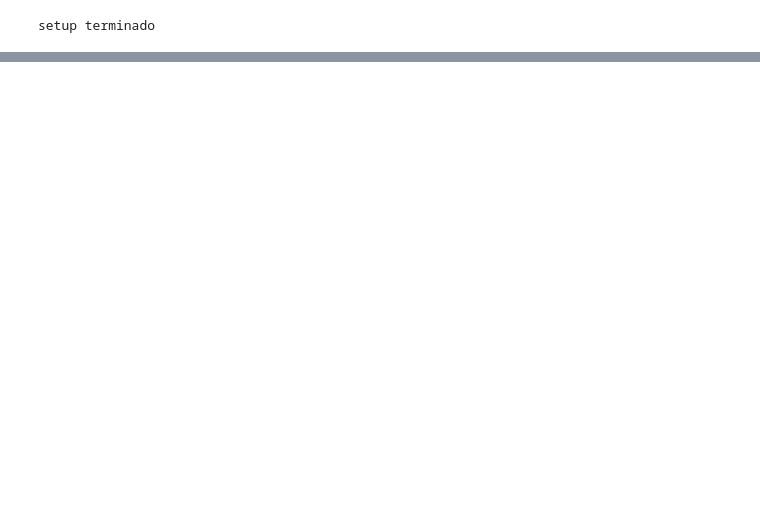
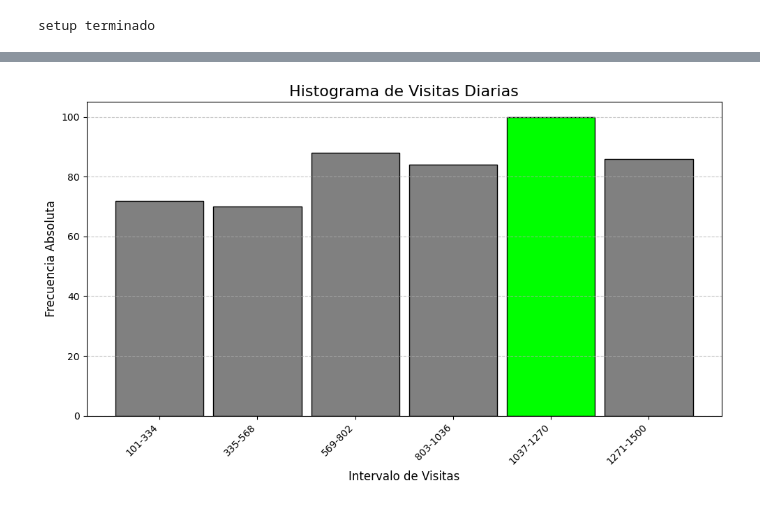
Before and after one commit to FerGonzaga/Act2_TabFrec, a Jupyter notebook: melanie-discretos.ipynb, the cells around one changed output, grey strips where cells are left out. Saved outputs shown, nothing was run; the diff lists cells and outputs as text; code cells hidden in the pictures; blank space fills up the shorter version.

```diff
--- a/melanie-discretos.ipynb
+++ b/melanie-discretos.ipynb
@@ -195,19 +33,0 @@ DataFrame de Frecuencia Relativa (Tus Datos Originales):
-# %%
-
-valores = [0, 1, 2, 3, 4, 5, 6, 7, 8, 9, 10]
-# Definir las frecuencias relativas (tamaño de las rebanadas)
-frecuencia_relativa_data = [0.088, 0.094, 0.114, 0.114, 0.098, 0.106, 0.102, 0.092, 0.094, 0.092, 0.006]
-serie_frecuencia_relativa = pd.Series(frecuencia_relativa_data, index=valores)
-
-plt.style.use('seaborn-v0_8-darkgrid') # Un estilo moderno
-plt.rcParams['figure.figsize'] = (10, 8) # Ajustar el tamaño para un diagrama de pastel, hacerlo más grande
-serie_frecuencia_relativa.plot.pie(autopct='%1.1f%%',
-                                   startangle=90,
-                                   wedgeprops={'edgecolor': 'black'},
-                                   labels=serie_frecuencia_relativa.index,
-                                   cmap='viridis') # Puedes cambiar el mapa de colores aquí
-
-plt.title('Diagrama de Pastel de Frecuencia Relativa (Visitas a la Página)', fontsize=16)
-plt.ylabel('') # Eliminar la etiqueta 'y' que matplotlib añade por defecto en los pie charts
-plt.axis('equal') # Asegura que el diagrama de pastel sea un círculo
-plt.show()
@@ -249,0 +96,34 @@ plt.show()
+# %%
+import matplotlib.pyplot as plt
+import pandas as pd
+
+plt.figure(figsize=(10, 6)) # Tamaño de la figura
+
+# Encontrar el valor más alto de frecuencia absoluta
+max_freq_value = frecuencia_absoluta.max()
+
+# Crear una lista de colores para las barras
+colores = ['gray'] * len(frecuencia_absoluta) # Todos grises por defecto
+
+# Encontrar el índice de la barra con la frecuencia más alta para ponerla verde
+# Esto coloreará la primera ocurrencia del valor máximo.
+max_freq_index = frecuencia_absoluta.tolist().index(max_freq_value)
+colores[max_freq_index] = 'lime' # Color verde brillante para el valor más alto
+
+# Crear el histograma utilizando las frecuencias calculadas
+plt.bar(frecuencia_absoluta.index.astype(str), # Eje X: etiquetas de las clases
+        frecuencia_absoluta.values,           # Eje Y: valores de frecuencia absoluta
+        color=colores,                        # Colores definidos
+        edgecolor='black',                    # Borde de las barras
+        width=0.9                             # Ancho de las barras
+       )
+
+plt.title('Histograma de Visitas Diarias', fontsize=16)
+plt.xlabel('Intervalo de Visitas', fontsize=12)
+plt.ylabel('Frecuencia Absoluta', fontsize=12)
+plt.xticks(rotation=45, ha='right') # Rotar las etiquetas del eje X para que no se solapen
+plt.grid(axis='y', linestyle='--', alpha=0.7) # Cuadrícula en el eje Y
+plt.tight_layout() # Ajustar el diseño para evitar recortes
+plt.show()
+# %% [output]
+[figure, added]
```
Also changed, not shown: parts of 14 cells of this notebook.
